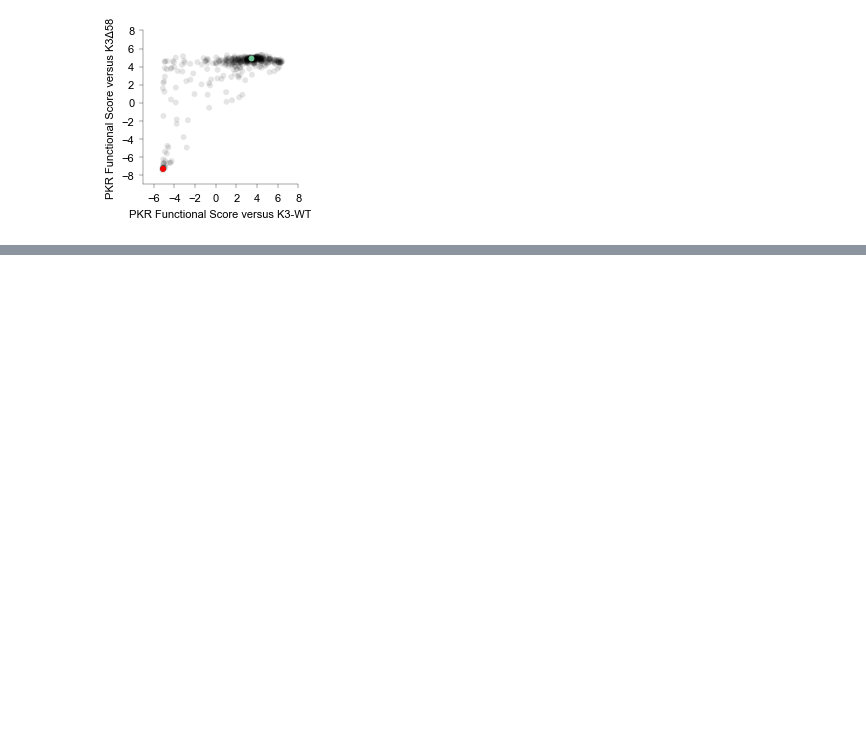
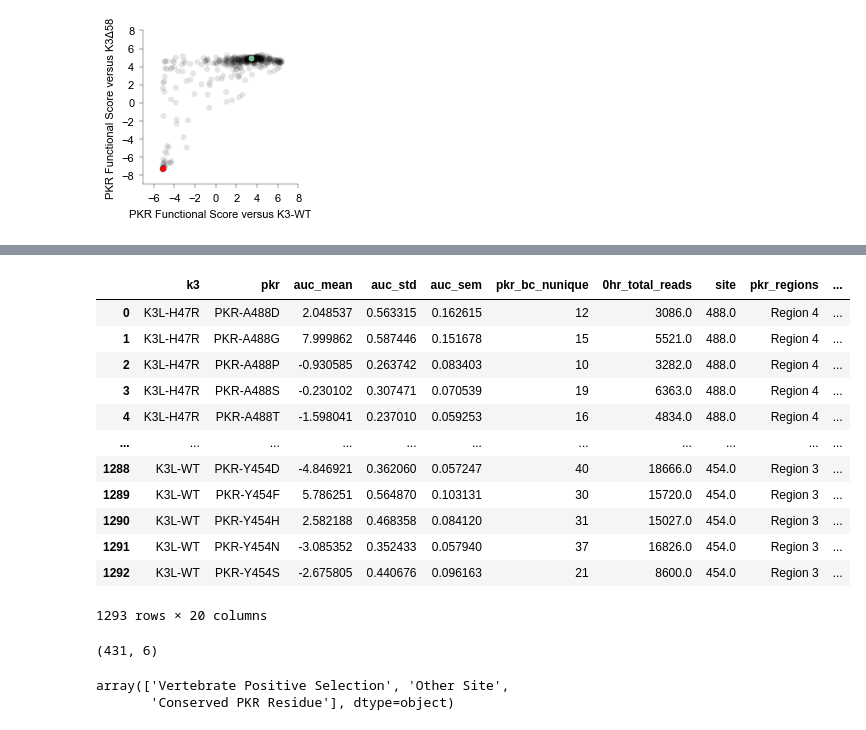
Before and after one commit to greenkidneybean/dms_human_pkr, a Jupyter notebook: workflow/notebooks/figure_k3-conditions.ipynb, the cells around one changed output, grey strips where cells are left out. Drawn from its saved outputs; the diff is of its cells as text; code cells hidden in the pictures; blank space fills up the shorter version.

```diff
--- a/workflow/notebooks/figure_k3-conditions.ipynb
+++ b/workflow/notebooks/figure_k3-conditions.ipynb
@@ -231 +231,42 @@ Pearson correlation coefficient: 0.682582201267725
 Spearman correlation coefficient: 0.8321297745163283
+# %%
+df
+# %% [output]
+|  | k3 | pkr | auc_mean | auc_std | auc_sem | pkr_bc_nunique | 0hr_total_reads | site | pkr_regions | ... |
+| 0 | K3L-H47R | PKR-A488D | 2.048537 | 0.563315 | 0.162615 | 12 | 3086.0 | 488.0 | Region 4 | ... |
+| 1 | K3L-H47R | PKR-A488G | 7.999862 | 0.587446 | 0.151678 | 15 | 5521.0 | 488.0 | Region 4 | ... |
+| 2 | K3L-H47R | PKR-A488P | -0.930585 | 0.263742 | 0.083403 | 10 | 3282.0 | 488.0 | Region 4 | ... |
+| 3 | K3L-H47R | PKR-A488S | -0.230102 | 0.307471 | 0.070539 | 19 | 6363.0 | 488.0 | Region 4 | ... |
+| 4 | K3L-H47R | PKR-A488T | -1.598041 | 0.237010 | 0.059253 | 16 | 4834.0 | 488.0 | Region 4 | ... |
+| ... | ... | ... | ... | ... | ... | ... | ... | ... | ... | ... |
+| 1288 | K3L-WT | PKR-Y454D | -4.846921 | 0.362060 | 0.057247 | 40 | 18666.0 | 454.0 | Region 3 | ... |
+| 1289 | K3L-WT | PKR-Y454F | 5.786251 | 0.564870 | 0.103131 | 30 | 15720.0 | 454.0 | Region 3 | ... |
+| 1290 | K3L-WT | PKR-Y454H | 2.582188 | 0.468358 | 0.084120 | 31 | 15027.0 | 454.0 | Region 3 | ... |
+| 1291 | K3L-WT | PKR-Y454N | -3.085352 | 0.352433 | 0.057940 | 37 | 16826.0 | 454.0 | Region 3 | ... |
+| 1292 | K3L-WT | PKR-Y454S | -2.675805 | 0.440676 | 0.096163 | 21 | 8600.0 | 454.0 | Region 3 | ... |
+1293 rows × 20 columns
+# %%
+# Condition: WT K3 versus K3-H47R
+# highlight conserved and pos sele residues from vert analysis
+k3 = 'K3L-WT'
+
+temp_df = df
+pkr_resistant_vars = ['E375V','I378T','R382I','I405M','S448G','M455V','A473T','E480D','D486V','T491S','S504L','E524V']
+def pkr_type(x, pkr_stop = 550):
+    if x[-1] == "*" and int(x.split('-')[1][1:-1]) < pkr_stop:
+        return "Nonsense"
+    elif x.split('-')[1] in pkr_resistant_vars:
+        return "Resistant Variant"
+    else:
+        return 'Variant'
+temp_df['pkr_type'] = temp_df['pkr'].apply(pkr_type)
+temp_df['vert_sele_analysis'] = temp_df['vert_sele_analysis'].fillna('Other Site')
+temp_df = temp_df.pivot_table(index=['pkr','pkr_type','vert_sele_analysis'], columns='k3', values='auc_mean').reset_index()
+temp_df.shape
+# %% [output]
+(431, 6)
+# %%
+temp_df['vert_sele_analysis'].unique()
+# %% [output]
+array(['Vertebrate Positive Selection', 'Other Site',
+       'Conserved PKR Residue'], dtype=object)
```
Also changed, not shown: parts of 2 cells of this notebook, 28 other files.
